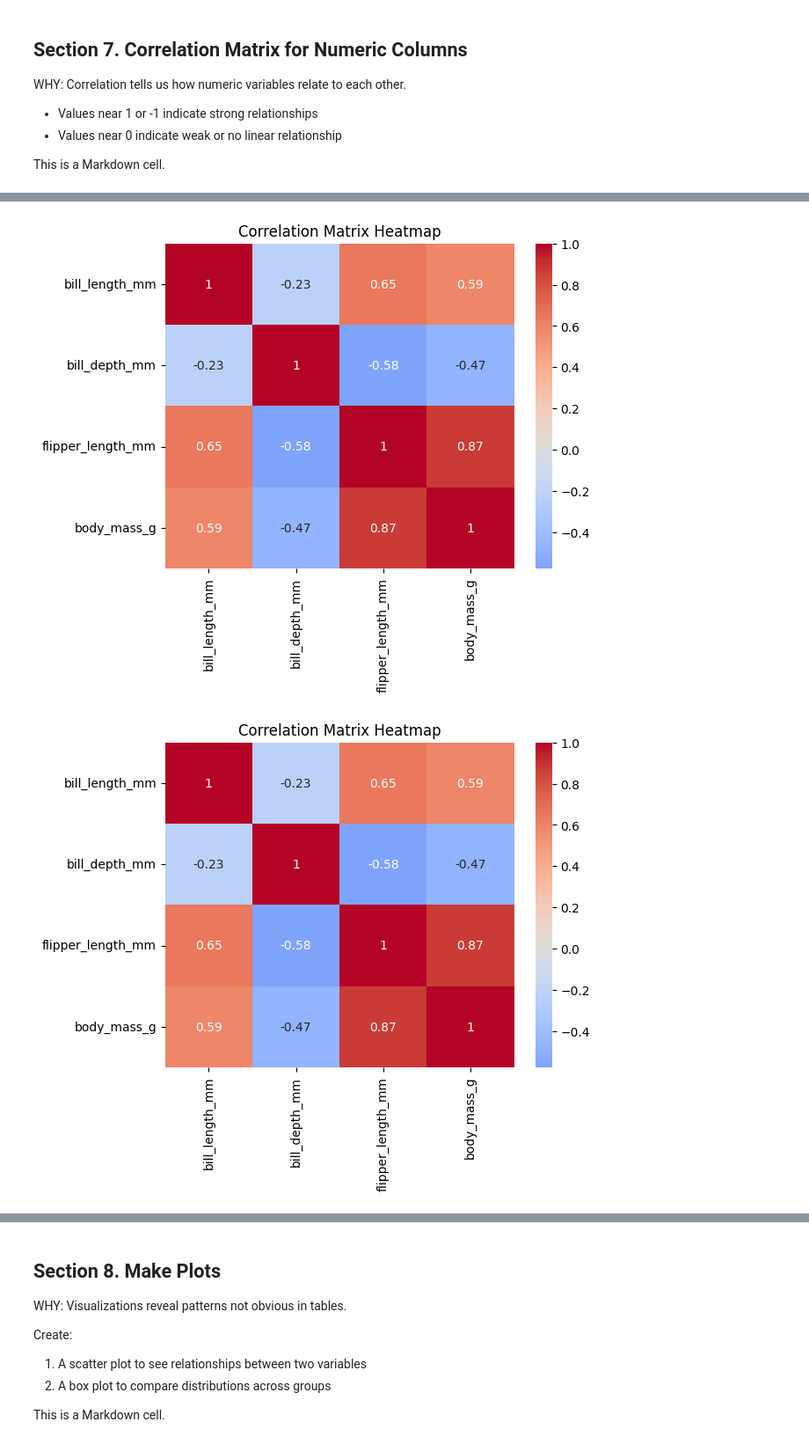
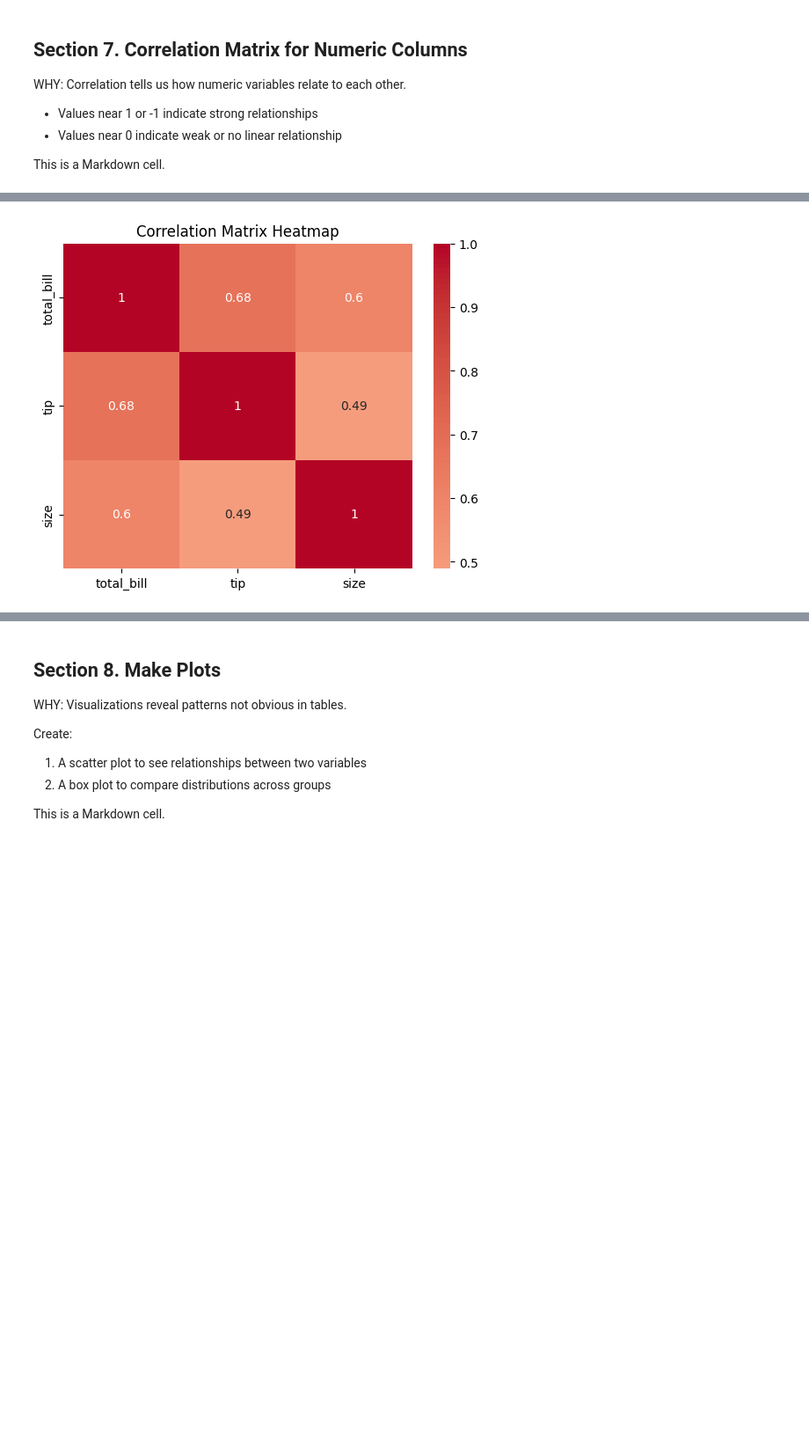
Before and after one commit to gracetulsi/datafun-04-notebooks, a Jupyter notebook: notebooks/eda_gracetulsi_tips.ipynb, the cells around one changed output, grey strips where cells are left out. Shown at 88% size. Saved outputs shown, nothing was run; the diff lists cells and outputs as text; code cells hidden in the pictures; blank space fills up the shorter version.

Commit message:
Add correlation analysis and interpretation for tips dataset

```diff
--- a/notebooks/eda_gracetulsi_tips.ipynb
+++ b/notebooks/eda_gracetulsi_tips.ipynb
@@ -308,9 +308,10 @@ WHY: Correlation tells us how numeric variables relate to each other.
 This is a Markdown cell.
 # %%
 # Section 7 Python cell
+# Select only numeric columns and compute correlation matrix
 
-# Select only numeric columns and compute correlation
-numeric_cols = penguins_clean.select_dtypes(include="number")
+numeric_cols = tips_df.select_dtypes(include="number")
 correlation_matrix = numeric_cols.corr()
+
 print(correlation_matrix)
 # %% [output]
@@ -322,17 +322,9 @@ body_mass_g              0.589451      -0.472016           0.872979     1.000000
 # %%
 # Section 7 Python cell
+# Visualize the correlation matrix as a heatmap
 
-# Visualize the correlation matrix as a heatmap
-# Set annotations to True to show correlation values
 sns.heatmap(correlation_matrix, annot=True, cmap="coolwarm", center=0)
 plt.title("Correlation Matrix Heatmap")
 plt.show()
-
-
-# Visualize the correlation matrix as a heatmap
-sns.heatmap(correlation_matrix, annot=True, cmap="coolwarm", center=0)
-plt.title("Correlation Matrix Heatmap")
-plt.show()
 # %% [output]
-[figure, old version]
+[figure, new version]
-[figure, removed]
```
Also changed, not shown: parts of 3 cells of this notebook.
